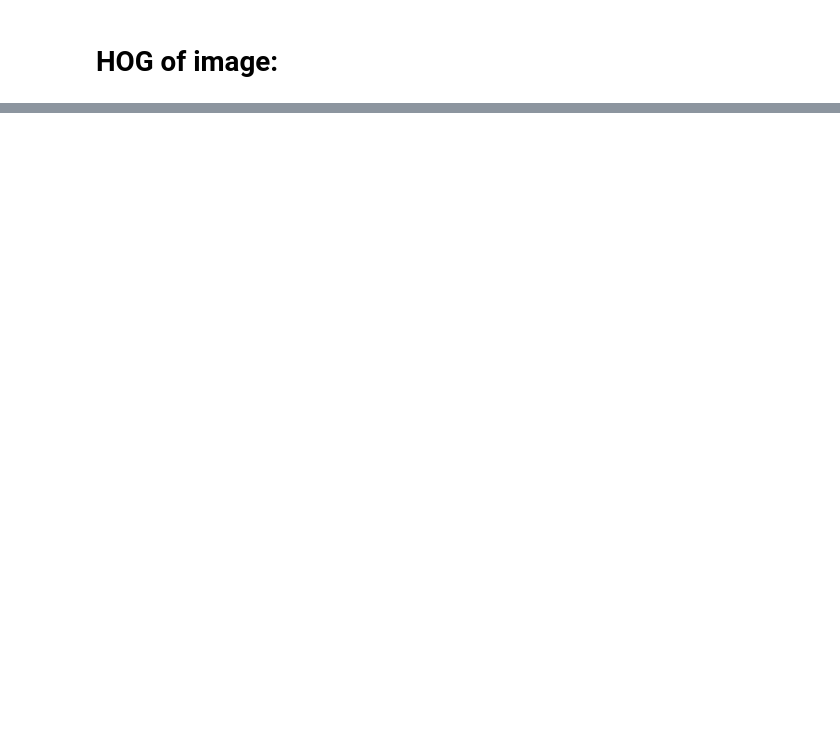
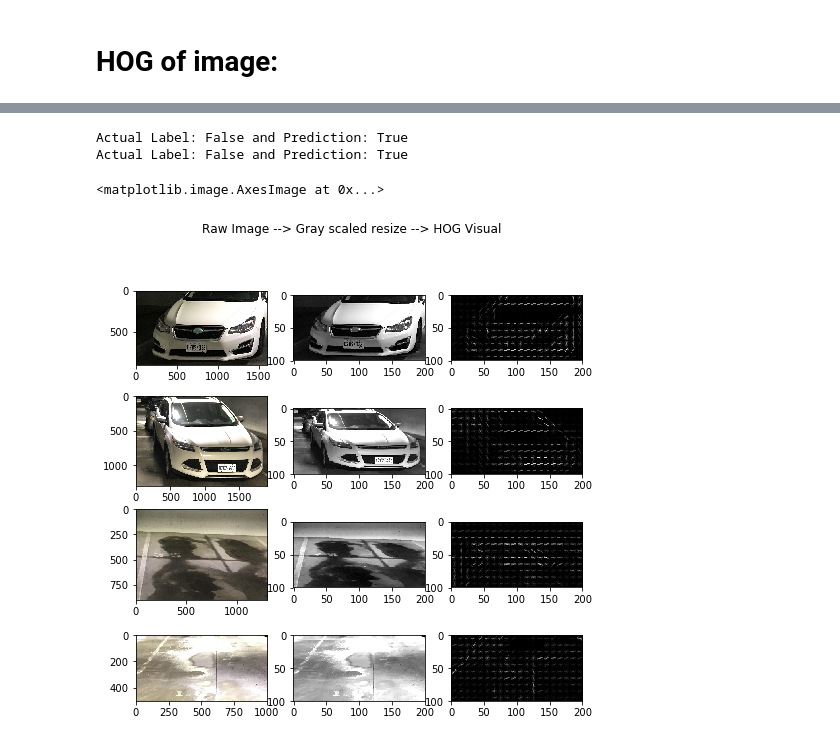
Before and after one commit to NikhilJArora/fydp-codebase, a Jupyter notebook: notebooks/hog_svm.ipynb, the cells around one changed output, grey strips where cells are left out. Saved outputs shown, nothing was run; the diff lists cells and outputs as text; code cells hidden in the pictures; blank space fills up the shorter version.

```diff
--- a/notebooks/hog_svm.ipynb
+++ b/notebooks/hog_svm.ipynb
@@ -156,0 +155,68 @@ Prediction:  False  lbl:  False
+# %%
+def predict_im(im):
+    gray = color.rgb2gray(im)
+    # NOTE: might need to do the whole contour thing, can see later...
+    gray_rs = resize(gray, (100, 200), mode='constant')
+    (H, hogImage) = feature.hog(gray_rs, orientations=9, pixels_per_cell=(10, 10),\
+            cells_per_block=(2, 2), transform_sqrt=True, block_norm='L2-Hys', visualise=True)
+    feature_vs.append(H)
+    lbls.append(False)
+
+    hogImage = exposure.rescale_intensity(hogImage, out_range=(0, 255))
+    hogImage = hogImage.astype("uint8")
+    prediction = clf.predict(H.reshape(1, -1))
+    return (prediction,
+            im,
+            gray_rs,
+            hogImage
+           )
+# %%
+lbls = []
+preds = []
+r_imgs = []
+gray_rs = []
+hog_imgs = []
+
+for car_img in car_imgs:
+    pred, r_im, gray, hog_im = predict_im(car_img)
+    lbls.append(True)
+    preds.append(bool(pred))
+    r_imgs.append(r_im)
+    gray_rs.append(gray)
+    hog_imgs.append(hog_im)
+
+for ncar_img in ncar_imgs:
+    pred, r_im, gray, hog_im = predict_im(ncar_img)
+    lbls.append(False)
+    preds.append(bool(pred))
+    r_imgs.append(r_im)
+    gray_rs.append(gray)
+    hog_imgs.append(hog_im)
+
+
+#plot:
+
+f, ax = plt.subplots(4, 3, figsize=(8, 8))
+f.suptitle('Raw Image --> Gray scaled resize --> HOG Visual')
+
+ax[0,0].imshow(r_imgs[0], cmap="gray")
+ax[0,1].imshow(gray_rs[0], cmap="gray")
+ax[0,2].imshow(hog_imgs[0], cmap="gray")
+
+
+ax[1,0].imshow(r_imgs[18], cmap="gray")
+ax[1,1].imshow(gray_rs[18], cmap="gray")
+ax[1,2].imshow(hog_imgs[18], cmap="gray")
+
+ax[2,0].imshow(r_imgs[38], cmap="gray")
+ax[2,1].imshow(gray_rs[38], cmap="gray")
+ax[2,2].imshow(hog_imgs[38], cmap="gray")
+
+ax[3,0].imshow(r_imgs[45], cmap="gray")
+ax[3,1].imshow(gray_rs[45], cmap="gray")
+ax[3,2].imshow(hog_imgs[45], cmap="gray")
+# %% [output]
+Actual Label: False and Prediction: True
+Actual Label: False and Prediction: True
+<matplotlib.image.AxesImage at 0x...>
+[figure, added]
```
Also changed, not shown: parts of 8 cells of this notebook, 16 other files.
